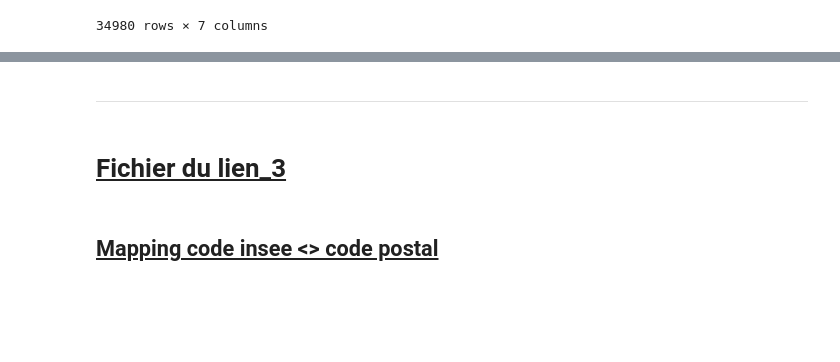
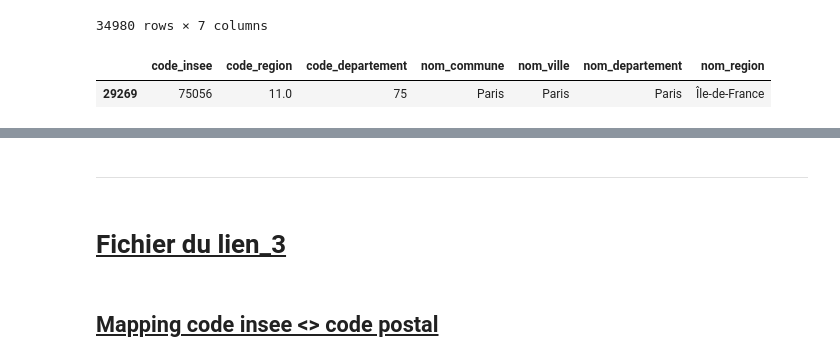
Before and after one commit to vimchun/Job-Market-in-France, a Jupyter notebook: notebooks/create_csv_codes__city_departement_region.ipynb, the cells around one changed output, grey strips where cells are left out. Drawn from its saved outputs; the diff is of its cells as text; code cells hidden in the pictures; blank space fills up the shorter version.

```diff
--- a/notebooks/create_csv_codes__city_departement_region.ipynb
+++ b/notebooks/create_csv_codes__city_departement_region.ipynb
@@ -202,6 +207,11 @@ df_lien_2
 | 34978 | 97616 | 6.0 | 976 | Sada | Sada | Mayotte | Mayotte |
 | 34979 | 97617 | 6.0 | 976 | Tsingoni | Tsingoni | Mayotte | Mayotte |
 34980 rows × 7 columns
+# %%
+df_lien_2[df_lien_2.code_insee == "75056"]
+# %% [output]
+|  | code_insee | code_region | code_departement | nom_commune | nom_ville | nom_departement | nom_region |
+| 29269 | 75056 | 11.0 | 75 | Paris | Paris | Paris | Île-de-France |
 # %%
 df_lien_2.code_region = df_lien_2.code_region.astype(int).astype(str)
 # pour avoir code_region = 84 au lieu de 84.0 par exemple
```
Also changed, not shown: parts of 11 cells of this notebook.
